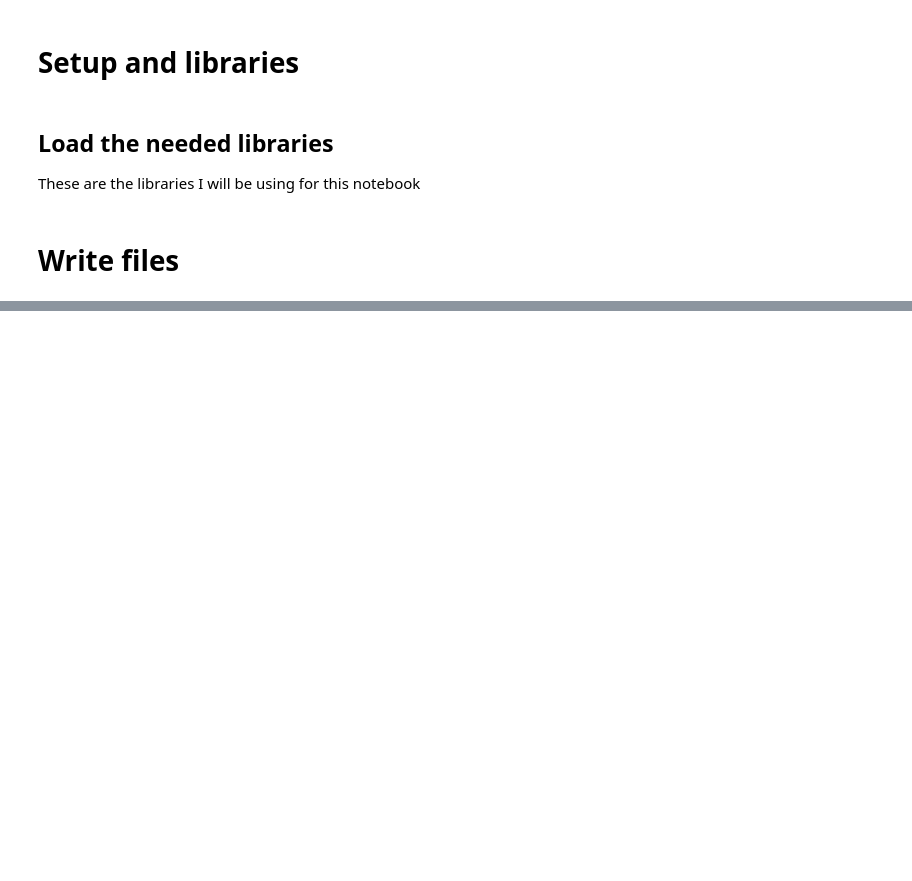
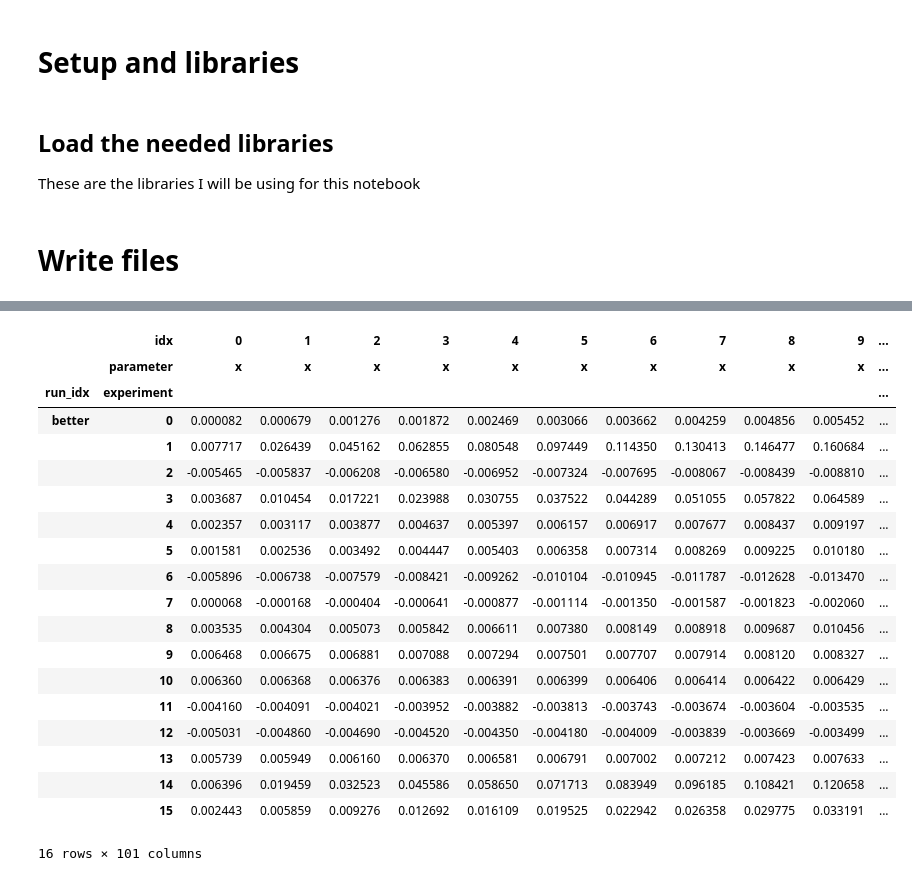
Before and after one commit to rcpaffenroth/dac_raghu, a Jupyter notebook: LunarLander_process.ipynb, the cells around one changed output, grey strips where cells are left out. Drawn from its saved outputs; the diff is of its cells as text; code cells hidden in the pictures; blank space fills up the shorter version.

Commit message:
Data is processed!

```diff
--- a/LunarLander_process.ipynb
+++ b/LunarLander_process.ipynb
@@ -132,0 +108,24 @@ df.T
+# %%
+#  Just the better runs, but all the x values
+all_data.loc[('better', slice(None)), (slice(None),('x',))]
+# %% [output]
+|  | idx | 0 | 1 | 2 | 3 | 4 | 5 | 6 | 7 | 8 | 9 | ... |
+|  | parameter | x | x | x | x | x | x | x | x | x | x | ... |
+| run_idx | experiment |  |  |  |  |  |  |  |  |  |  | ... |
+| better | 0 | 0.000082 | 0.000679 | 0.001276 | 0.001872 | 0.002469 | 0.003066 | 0.003662 | 0.004259 | 0.004856 | 0.005452 | ... |
+|  | 1 | 0.007717 | 0.026439 | 0.045162 | 0.062855 | 0.080548 | 0.097449 | 0.114350 | 0.130413 | 0.146477 | 0.160684 | ... |
+|  | 2 | -0.005465 | -0.005837 | -0.006208 | -0.006580 | -0.006952 | -0.007324 | -0.007695 | -0.008067 | -0.008439 | -0.008810 | ... |
+|  | 3 | 0.003687 | 0.010454 | 0.017221 | 0.023988 | 0.030755 | 0.037522 | 0.044289 | 0.051055 | 0.057822 | 0.064589 | ... |
+|  | 4 | 0.002357 | 0.003117 | 0.003877 | 0.004637 | 0.005397 | 0.006157 | 0.006917 | 0.007677 | 0.008437 | 0.009197 | ... |
+|  | 5 | 0.001581 | 0.002536 | 0.003492 | 0.004447 | 0.005403 | 0.006358 | 0.007314 | 0.008269 | 0.009225 | 0.010180 | ... |
+|  | 6 | -0.005896 | -0.006738 | -0.007579 | -0.008421 | -0.009262 | -0.010104 | -0.010945 | -0.011787 | -0.012628 | -0.013470 | ... |
+|  | 7 | 0.000068 | -0.000168 | -0.000404 | -0.000641 | -0.000877 | -0.001114 | -0.001350 | -0.001587 | -0.001823 | -0.002060 | ... |
+|  | 8 | 0.003535 | 0.004304 | 0.005073 | 0.005842 | 0.006611 | 0.007380 | 0.008149 | 0.008918 | 0.009687 | 0.010456 | ... |
+|  | 9 | 0.006468 | 0.006675 | 0.006881 | 0.007088 | 0.007294 | 0.007501 | 0.007707 | 0.007914 | 0.008120 | 0.008327 | ... |
+|  | 10 | 0.006360 | 0.006368 | 0.006376 | 0.006383 | 0.006391 | 0.006399 | 0.006406 | 0.006414 | 0.006422 | 0.006429 | ... |
+|  | 11 | -0.004160 | -0.004091 | -0.004021 | -0.003952 | -0.003882 | -0.003813 | -0.003743 | -0.003674 | -0.003604 | -0.003535 | ... |
+|  | 12 | -0.005031 | -0.004860 | -0.004690 | -0.004520 | -0.004350 | -0.004180 | -0.004009 | -0.003839 | -0.003669 | -0.003499 | ... |
+|  | 13 | 0.005739 | 0.005949 | 0.006160 | 0.006370 | 0.006581 | 0.006791 | 0.007002 | 0.007212 | 0.007423 | 0.007633 | ... |
+|  | 14 | 0.006396 | 0.019459 | 0.032523 | 0.045586 | 0.058650 | 0.071713 | 0.083949 | 0.096185 | 0.108421 | 0.120658 | ... |
+|  | 15 | 0.002443 | 0.005859 | 0.009276 | 0.012692 | 0.016109 | 0.019525 | 0.022942 | 0.026358 | 0.029775 | 0.033191 | ... |
+16 rows × 101 columns
```
Also changed, not shown: parts of 6 cells of this notebook.
